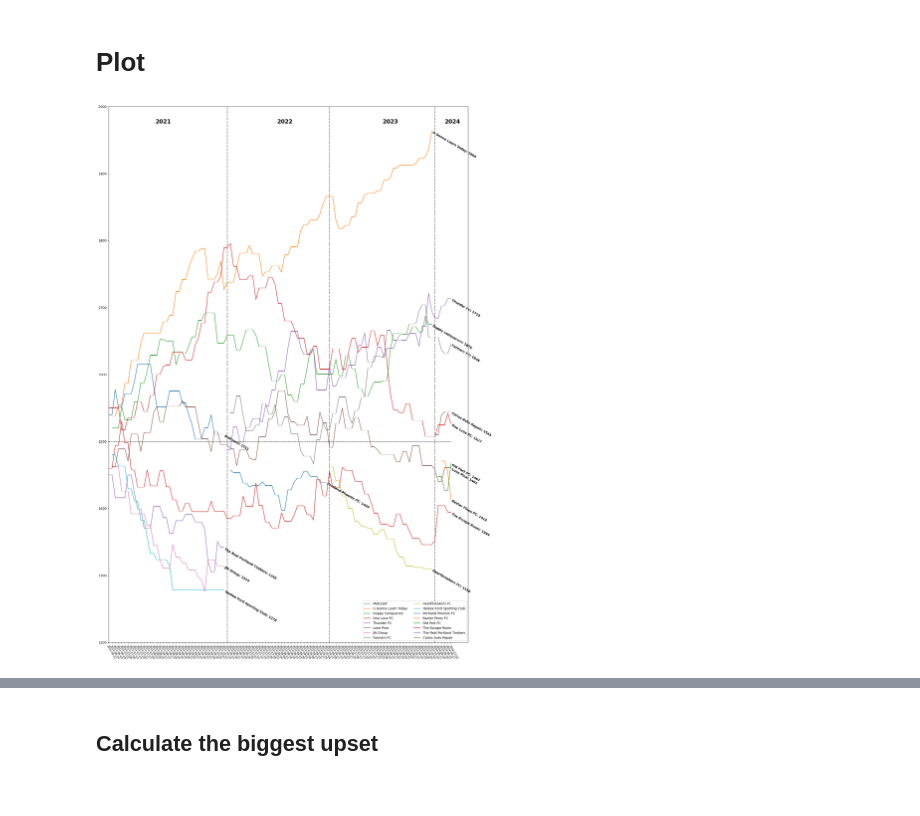
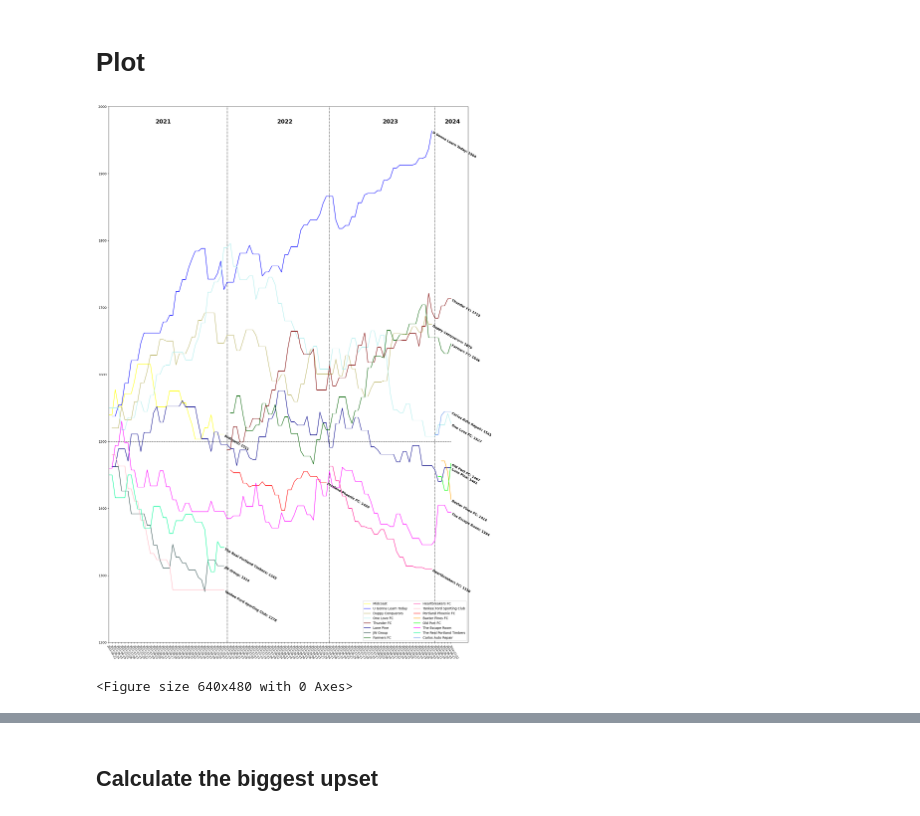
Before and after one commit to rodroadl/smusl-stats, a Jupyter notebook: draft.ipynb, the cells around one changed output, grey strips where cells are left out. Drawn from its saved outputs; the diff is of its cells as text; code cells hidden in the pictures.

Commit message:
figure updates

```diff
--- a/draft.ipynb
+++ b/draft.ipynb
@@ -44,6 +44,24 @@ LAST_PARTICIPATED_YEARS = {
     "JW Group": 2021,
     "Yankee Ford Sporting Club": 2021
 }
+TEAM_COLOR={
+    "Baxter Pines FC": "#FFA500", # orange
+    "Carlos Auto Repair": "#6495ed", # cornflower
+    "Duppy Conquerors": "#bdb76b", # darkkhaki
+    "Farmers FC": "#006400", # darkgreen
+    "Heartbreakers FC": "#ff1493", # deeppink
+    "JW Group": "#2f4f4f", # darkslategray
+    "Lone Pine": "#00008b", # darkblue
+    "Midcoast": "#ffff00", # yellow
+    "Old Port FC": "#00ff00", # lime
+    "One Love FC": "#afeeee", # paleturquoise
+    "Portland Phoenix FC": "#ff0000", # red
+    "The Escape Room": "#ff00ff", # fuchsia
+    "The Real Portland Timbers": "#00fa9a", # mediumspringgreen
+    "Thunder FC": "#800000", # maroon
+    "U Gonna Learn Today": "#0000ff", # blue
+    "Yankee Ford Sporting Club": "#ffb6c1" # lightpink
+}
 KAPPA = 2
 # %%
 Elo_ratings = dict()
@@ -195,32 +213,35 @@ for i in range(len(df_Elo_ratings.index)):
 # %%
 plt.figure(figsize=(20,30))
 
 plt.plot(df_Elo_ratings["Date"], [1500]*len(df_Elo_ratings.index), 'k--', linewidth=1)
 plt.axvline(x="2022-06-14", color = 'k', ls = '-.', linewidth=1)
 plt.axvline(x="2023-06-08", color = 'k', ls = '-.', linewidth=1)
 plt.axvline(x="2024-06-11", color = 'k', ls = '-.', linewidth=1)
 
 SEASON_TEXT_Y_COORDINATE = 1975
 plt.text("2021-08-12", SEASON_TEXT_Y_COORDINATE, "2021", horizontalalignment='center', weight="bold", fontsize='xx-large')
 plt.text("2022-08-16", SEASON_TEXT_Y_COORDINATE, "2022", horizontalalignment='center', weight="bold", fontsize='xx-large')
 plt.text("2023-08-17", SEASON_TEXT_Y_COORDINATE, "2023", horizontalalignment='center', weight="bold", fontsize='xx-large')
 plt.text("2024-06-25", SEASON_TEXT_Y_COORDINATE, "2024", horizontalalignment='left', weight="bold", fontsize='xx-large')
 
 for col, _ in df_Elo_ratings.items():
     if col == "Date": continue
-    plt.plot(df_Elo_ratings["Date"], df_Elo_ratings[col], label=col)
+    plt.plot(df_Elo_ratings["Date"], df_Elo_ratings[col], label=col, color=TEAM_COLOR[col])
 
     for i in range(len(df_Elo_ratings)-1,-1,-1):
         if not pd.isna(df_Elo_ratings.at[i, col]):
             plt.text(df_Elo_ratings.at[i, "Date"], df_Elo_ratings.at[i, col], f"{col}: {round(df_Elo_ratings.at[i, col])}", verticalalignment='top', weight="bold", rotation=-30)
             break
 
 _, right = plt.xlim()
 plt.xlim(["2021-06-22", right])
 plt.ylim([1200, 2000])
 plt.legend(loc="lower right", ncol=2)
 plt.xticks(rotation=-60, ha="left", rotation_mode="anchor", fontsize="small")
 plt.show()
+
+plt.savefig("./fig/elo-ratings-bar-chart-all.png", bbox_inches='tight')
 # %% [output]
-[figure, old version]
+[figure, new version]
+<Figure size 640x480 with 0 Axes>
 # %%
```
Also changed, not shown: parts of 1 cell of this notebook, 21 other files.
